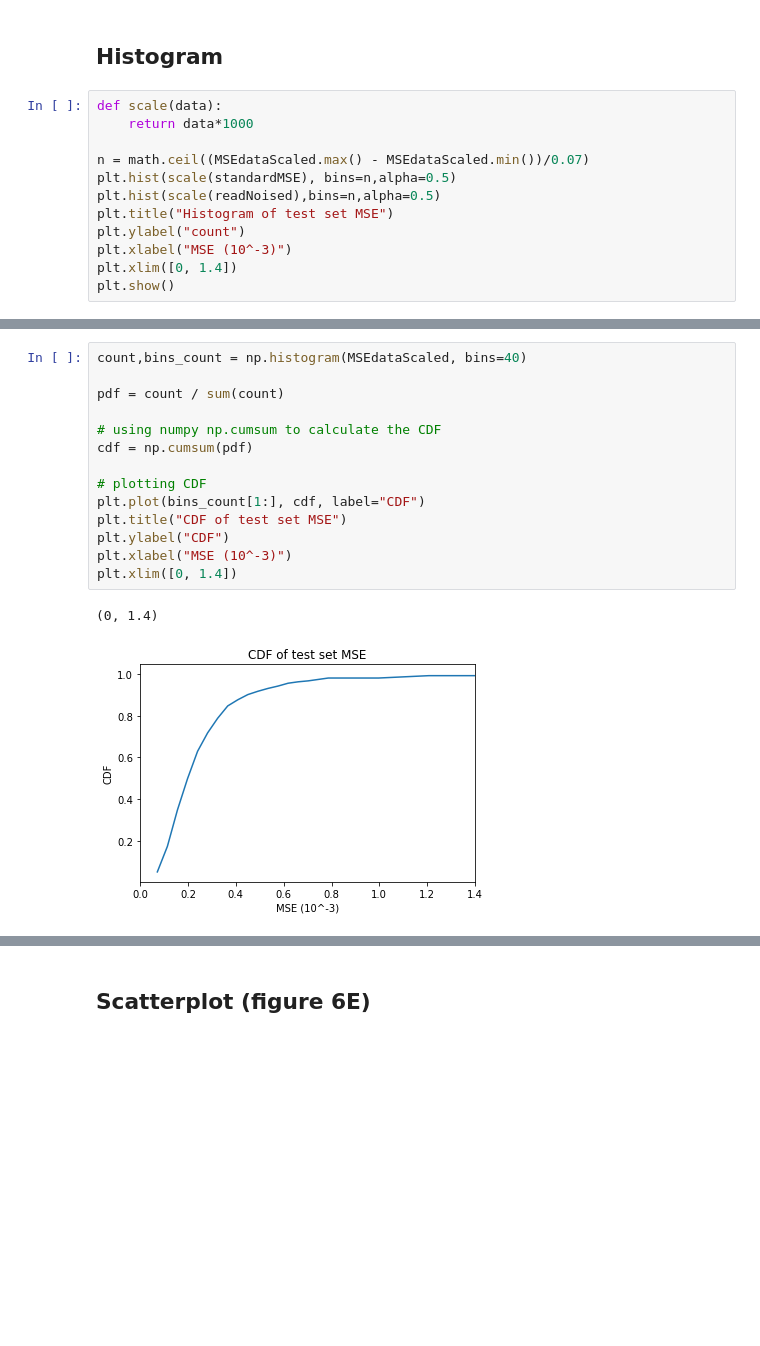
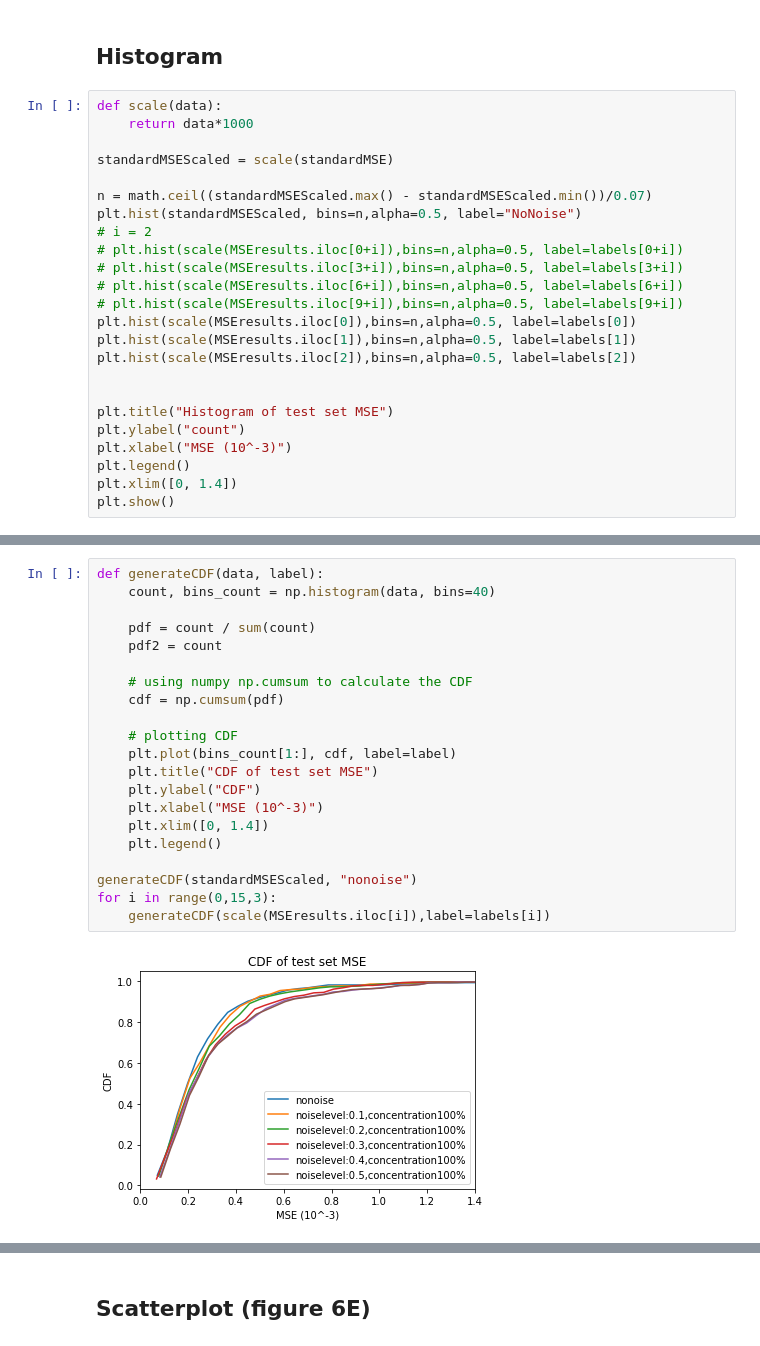
Before and after one commit to trdvangraft/mlbio, a Jupyter notebook: Data visualisations-RobustnessAnalysis.ipynb, the cells around one changed output, grey strips where cells are left out. Cells and saved outputs as stored; diff of their text form; blank space fills up the shorter version.

```diff
--- a/Data visualisations-RobustnessAnalysis.ipynb
+++ b/Data visualisations-RobustnessAnalysis.ipynb
@@ -57,12 +74,24 @@ print(standardFS.sum())
 def scale(data):
     return data*1000
 
-n = math.ceil((MSEdataScaled.max() - MSEdataScaled.min())/0.07)
-plt.hist(scale(standardMSE), bins=n,alpha=0.5)
-plt.hist(scale(readNoised),bins=n,alpha=0.5)
+standardMSEScaled = scale(standardMSE)
+
+n = math.ceil((standardMSEScaled.max() - standardMSEScaled.min())/0.07)
+plt.hist(standardMSEScaled, bins=n,alpha=0.5, label="NoNoise")
+# i = 2
+# plt.hist(scale(MSEresults.iloc[0+i]),bins=n,alpha=0.5, label=labels[0+i])
+# plt.hist(scale(MSEresults.iloc[3+i]),bins=n,alpha=0.5, label=labels[3+i])
+# plt.hist(scale(MSEresults.iloc[6+i]),bins=n,alpha=0.5, label=labels[6+i])
+# plt.hist(scale(MSEresults.iloc[9+i]),bins=n,alpha=0.5, label=labels[9+i])
+plt.hist(scale(MSEresults.iloc[0]),bins=n,alpha=0.5, label=labels[0])
+plt.hist(scale(MSEresults.iloc[1]),bins=n,alpha=0.5, label=labels[1])
+plt.hist(scale(MSEresults.iloc[2]),bins=n,alpha=0.5, label=labels[2])
+
+
 plt.title("Histogram of test set MSE")
 plt.ylabel("count")
 plt.xlabel("MSE (10^-3)")
+plt.legend()
 plt.xlim([0, 1.4])
 plt.show()
 # %% [output]
@@ -70,17 +99,23 @@ plt.show()
 # %%
-count,bins_count = np.histogram(MSEdataScaled, bins=40)
+def generateCDF(data, label):
+    count, bins_count = np.histogram(data, bins=40)
 
-pdf = count / sum(count)
+    pdf = count / sum(count)
+    pdf2 = count
 
-# using numpy np.cumsum to calculate the CDF
-cdf = np.cumsum(pdf)
+    # using numpy np.cumsum to calculate the CDF
+    cdf = np.cumsum(pdf)
 
-# plotting CDF
-plt.plot(bins_count[1:], cdf, label="CDF")
-plt.title("CDF of test set MSE")
-plt.ylabel("CDF")
-plt.xlabel("MSE (10^-3)")
-plt.xlim([0, 1.4])
+    # plotting CDF
+    plt.plot(bins_count[1:], cdf, label=label)
+    plt.title("CDF of test set MSE")
+    plt.ylabel("CDF")
+    plt.xlabel("MSE (10^-3)")
+    plt.xlim([0, 1.4])
+    plt.legend()
+
+generateCDF(standardMSEScaled, "nonoise")
+for i in range(0,15,3):
+    generateCDF(scale(MSEresults.iloc[i]),label=labels[i])
 # %% [output]
-(0, 1.4)
-[figure, old version]
+[figure, new version]
```
Also changed, not shown: parts of 24 cells of this notebook.
